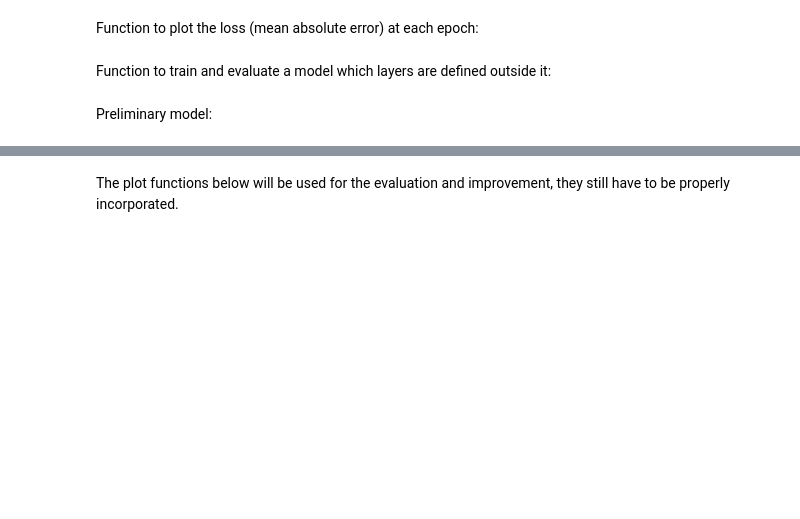
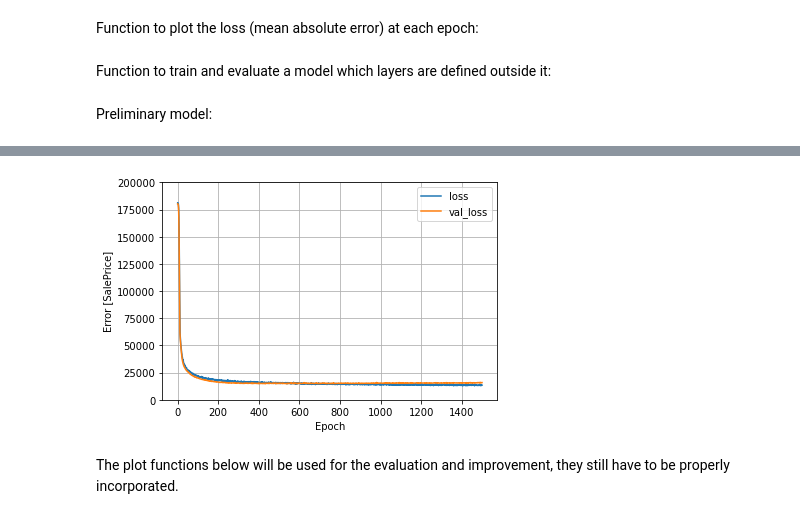
Before and after one commit to Brammetje23/Project-X, a Jupyter notebook: NN.ipynb, the cells around one changed output, grey strips where cells are left out. Drawn from its saved outputs; the diff is of its cells as text; code cells hidden in the pictures; blank space fills up the shorter version.

```diff
--- a/NN.ipynb
+++ b/NN.ipynb
@@ -177,3 +93,15 @@ To silence this warning, decorate the function with @tf.autograph.experimental.d
+# %%
+model = models.Sequential()
+model.add(layers.Dense(67, activation='relu'))
+model.add(layers.Dropout(.1))
+model.add(layers.Dense(67, activation='relu'))
+model.add(layers.Dropout(.1))
+model.add(layers.Dense(32, activation='relu'))
+model.add(layers.Dense(1))
+
+train_and_evaluate(model, train_X, train_y, test_X, test_y, epochs=1500)
+# %% [output]
+[figure, added]
 # %% [markdown]
 The plot functions below will be used for the evaluation and improvement, they still have to be properly incorporated.
 # %%
```
Also changed, not shown: parts of 13 cells of this notebook, 1 other file.
